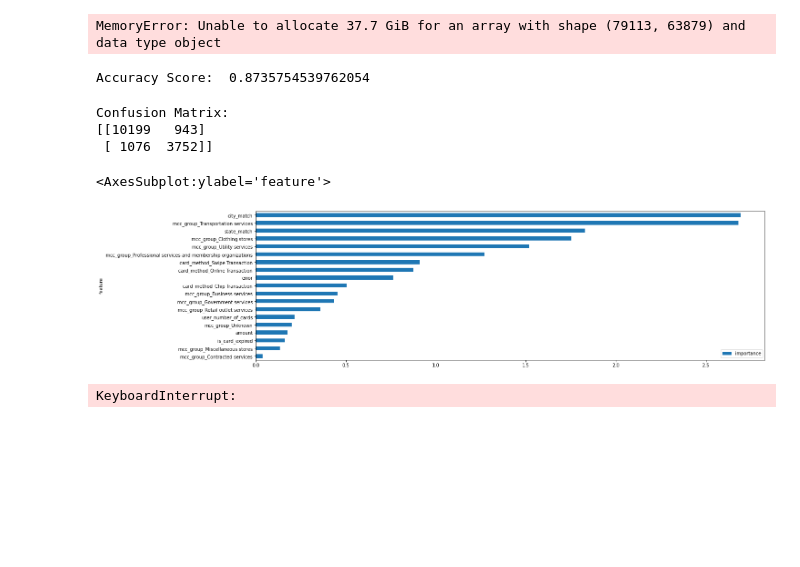
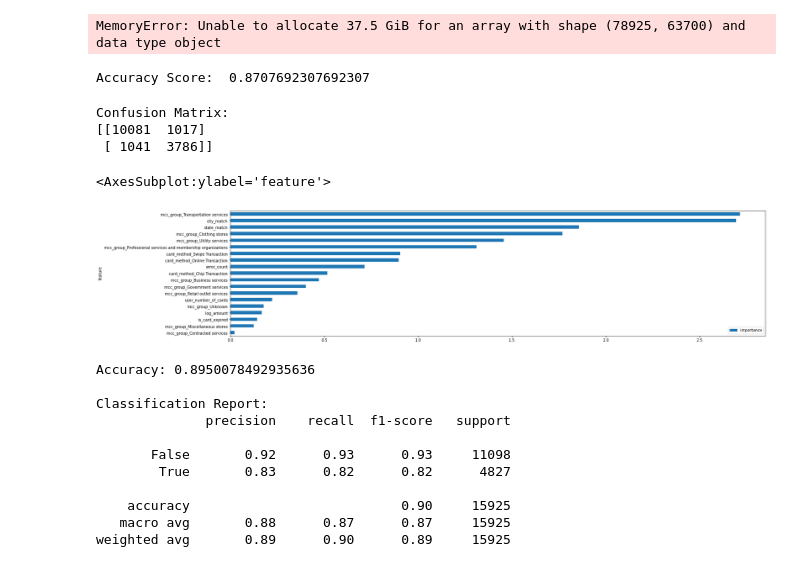
Before and after one commit to myhavok/bi-project, a Jupyter notebook: notebooks/predictive_model.ipynb, the cells around one changed output. Cells and saved outputs as stored; diff of their text form; code cells hidden in the pictures; blank space fills up the shorter version.

```diff
--- a/notebooks/predictive_model.ipynb
+++ b/notebooks/predictive_model.ipynb
@@ -11,7 +24,6 @@ df = pd.read_csv('../data/cleaned.csv')
 # %%
-from datetime import datetime
-df['card_age'] = df['card_age'].apply(lambda val: int(val.strftime('%Y%m%d')))
-
+df['card_age_days'] = df['card_age'].apply(lambda val : int(val.split(' days ')[0]))
+df['since_last_pin_days'] = df['since_last_pin_days'].apply(lambda val : int(val.split(' days ')[0]))
 
 X = df[[
 #    'user_id',
@@ -27,21 +39,12 @@ X = df[[
     'user_number_of_cards',
     'city_match',
     'state_match',
-#    'insuf_balance',
-#    'bad_pin',
-#    'bad_cvv',
-#    'bad_card_number',
-#    'bad_expir',
-#    'bad_zip',
-#   'tech_glitch',
-    'error',
+    'error_count',
     'is_card_expired',
-    'card_age'
+    'since_last_pin'
 ]]
 
 
 X = pd.get_dummies(X)
 
 y = df['flagged_as_fraud']
-
-X.columns
@@ -67,36 +58,36 @@ from sklearn.metrics import accuracy_score, confusion_matrix
 
 model = LogisticRegression().fit(xtrain,ytrain)
 # %% [output]
-MemoryError: Unable to allocate 37.7 GiB for an array with shape (79113, 63879) and data type object
+MemoryError: Unable to allocate 37.5 GiB for an array with shape (78925, 63700) and data type object
 # %%
 test_prediction = model.predict(xtest)
 
 print('Accuracy Score: ', accuracy_score(ytest, test_prediction))
 # %% [output]
-Accuracy Score:  0.8735754539762054
+Accuracy Score:  0.8707692307692307
 # %%
 print('Confusion Matrix:')
 print(confusion_matrix(ytest, test_prediction))
 # %% [output]
 Confusion Matrix:
-[[10199   943]
- [ 1076  3752]]
+[[10081  1017]
+ [ 1041  3786]]
 # %%
 # Assessing importance
-N_TOP_FEATURES = 20
+N_TOP_FEATURES = 25
 
 feature_importance = pd.DataFrame({'feature': X.columns, 'importance': np.abs(model.coef_[0])})
 feature_importance = feature_importance.sort_values('importance', ascending=True).tail(N_TOP_FEATURES)
 feature_importance.plot(x='feature', y='importance', kind='barh', figsize=(N_TOP_FEATURES, 6))
 # %% [output]
 <AxesSubplot:ylabel='feature'>
-[figure, old version]
+[figure, new version]
 # %%
 from sklearn.ensemble import RandomForestClassifier
 from sklearn.metrics import accuracy_score, classification_report
 
 rf_classifier = RandomForestClassifier(
-    n_estimators=100,
+    n_estimators=200,
     max_features='auto',
     min_samples_leaf=10
 ).fit(xtrain, ytrain)
@@ -109,4 +100,14 @@ print(f"Accuracy: {accuracy}")
 print("\nClassification Report:")
 print(classification_report(ytest, ypred))
 # %% [output]
-KeyboardInterrupt:
+Accuracy: 0.8950078492935636
+
+Classification Report:
+              precision    recall  f1-score   support
+
+       False       0.92      0.93      0.93     11098
+        True       0.83      0.82      0.82      4827
+
+    accuracy                           0.90     15925
+   macro avg       0.88      0.87      0.87     15925
+weighted avg       0.89      0.90      0.89     15925
```
Also changed, not shown: parts of 2 cells of this notebook, 2 other files.
